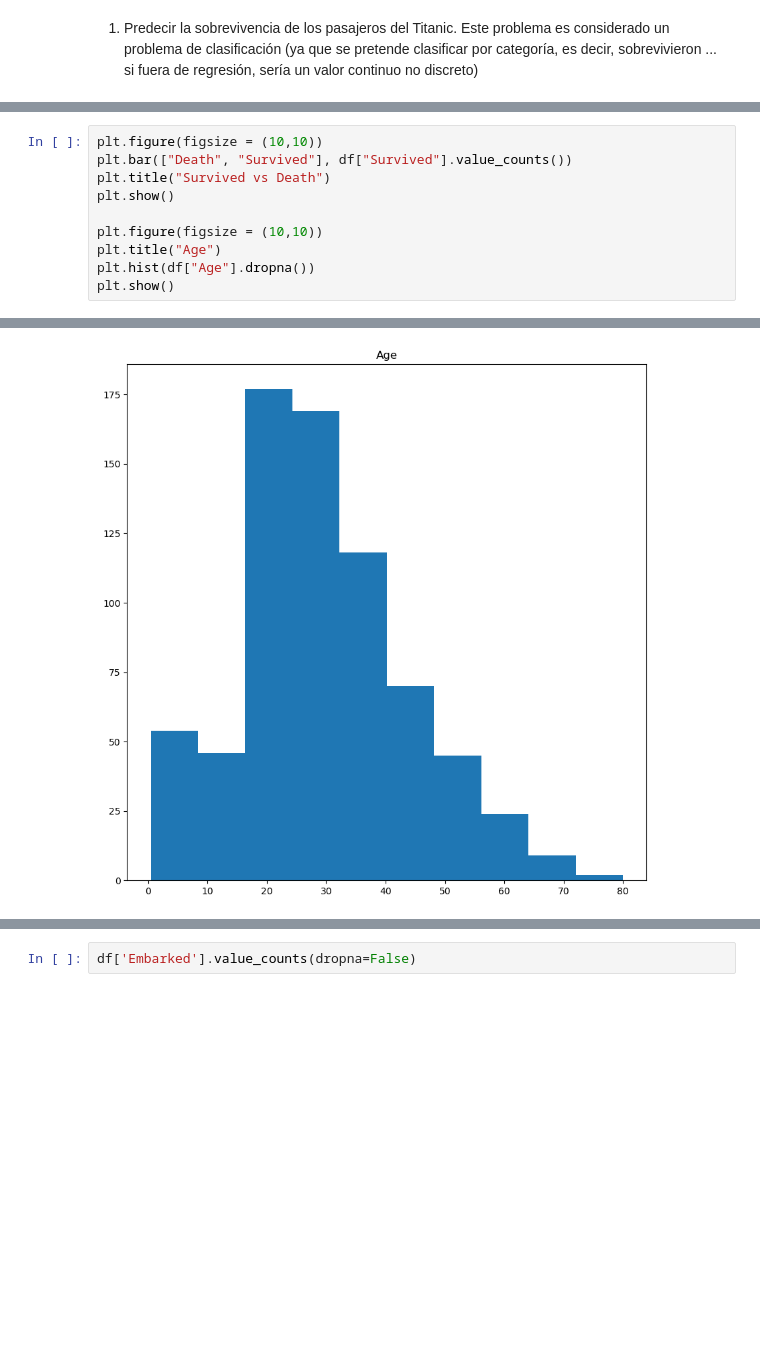
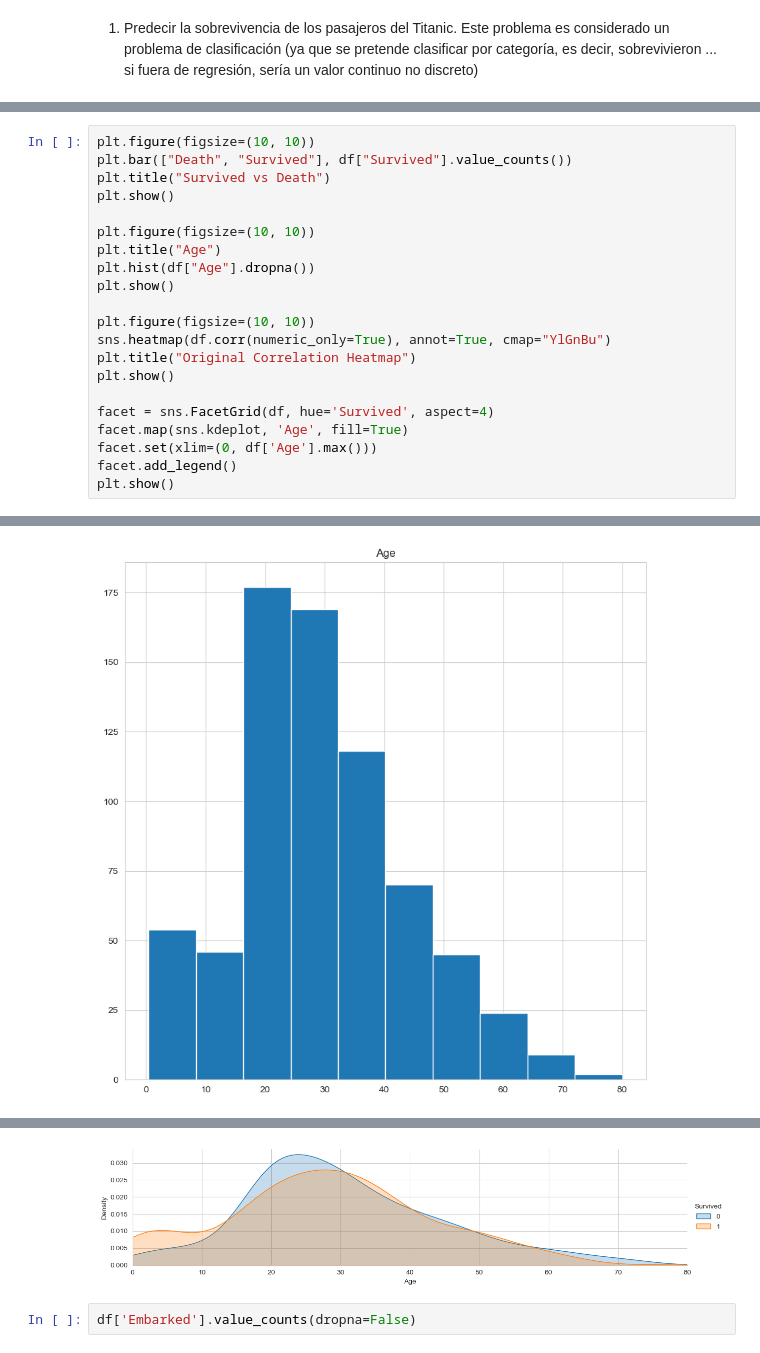
Before and after one commit to jresendiz27/CIC_AIDiploma2025, a Jupyter notebook: notebooks/Titanic_ML.ipynb, the cells around one changed output, grey strips where cells are left out. Saved outputs shown, nothing was run; the diff lists cells and outputs as text; blank space fills up the shorter version.

```diff
--- a/notebooks/Titanic_ML.ipynb
+++ b/notebooks/Titanic_ML.ipynb
@@ -80,11 +65,22 @@ sns.heatmap(df.corr(numeric_only=True), annot=True, fmt=".2f", cmap="RdYlGn")
 # %%
-plt.figure(figsize = (10,10))
+plt.figure(figsize=(10, 10))
 plt.bar(["Death", "Survived"], df["Survived"].value_counts())
 plt.title("Survived vs Death")
 plt.show()
 
-plt.figure(figsize = (10,10))
+plt.figure(figsize=(10, 10))
 plt.title("Age")
 plt.hist(df["Age"].dropna())
 plt.show()
+
+plt.figure(figsize=(10, 10))
+sns.heatmap(df.corr(numeric_only=True), annot=True, cmap="YlGnBu")
+plt.title("Original Correlation Heatmap")
+plt.show()
+
+facet = sns.FacetGrid(df, hue='Survived', aspect=4)
+facet.map(sns.kdeplot, 'Age', fill=True)
+facet.set(xlim=(0, df['Age'].max()))
+facet.add_legend()
+plt.show()
 # %% [output]
@@ -92 +88 @@ plt.show()
-[figure, old version]
+[figure, new version]
@@ -93,3 +90,4 @@ plt.show()
+[figure, added]
 # %%
 df['Embarked'].value_counts(dropna=False)
 # %% [output]
```
Also changed, not shown: parts of 17 cells of this notebook, 3 other files.
